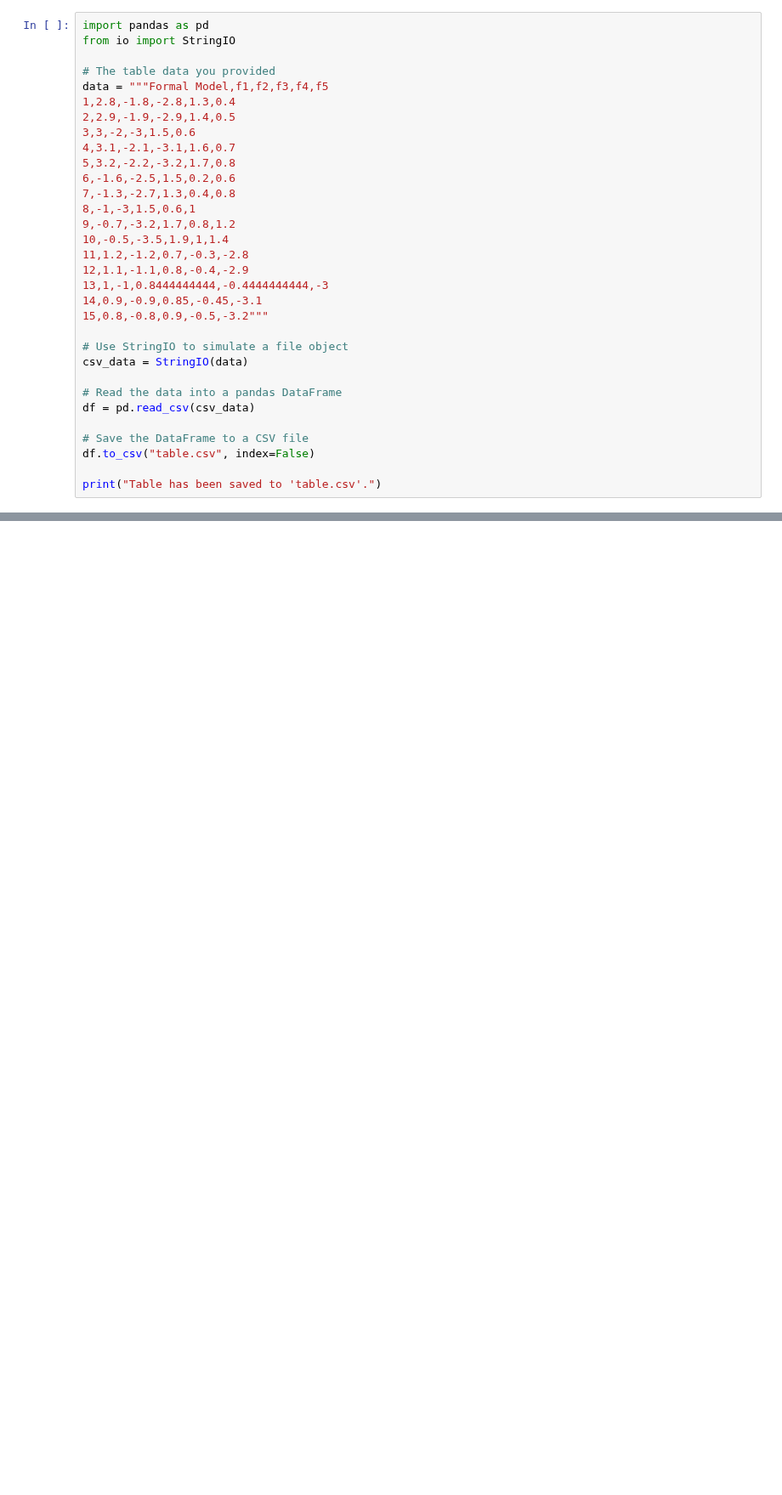
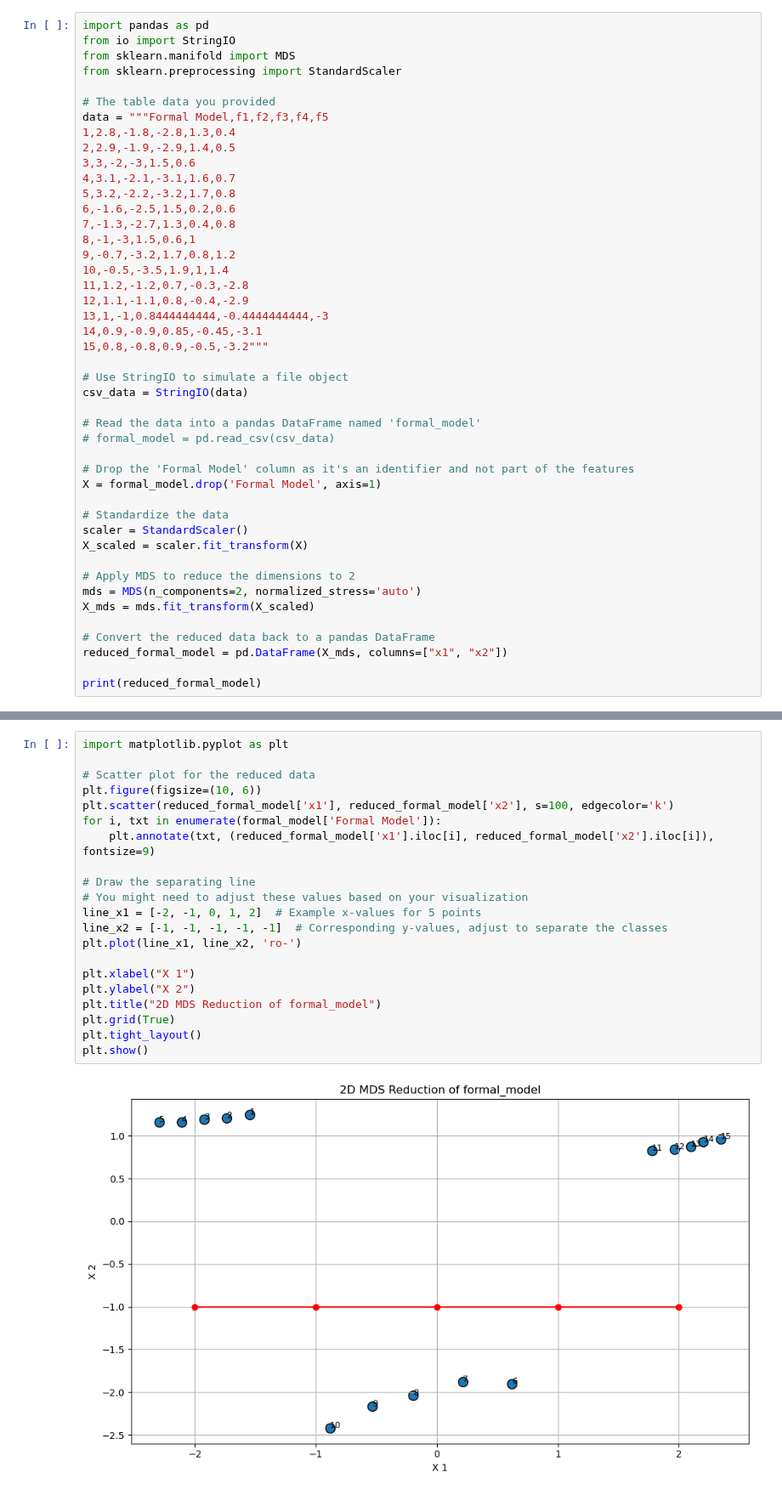
Before and after one commit to radiukpavlo/transition-matrix-ml, a Jupyter notebook: projects/mnist_mds.ipynb, the cells around one changed output, grey strips where cells are left out. Shown at 85% size. Saved outputs shown, nothing was run; the diff lists cells and outputs as text; blank space fills up the shorter version.

```diff
--- a/projects/mnist_mds.ipynb
+++ b/projects/mnist_mds.ipynb
@@ -1,6 +25,8 @@
 # %%
 import pandas as pd
 from io import StringIO
+from sklearn.manifold import MDS
+from sklearn.preprocessing import StandardScaler
 
 # The table data you provided
 data = """Formal Model,f1,f2,f3,f4,f5
@@ -23,11 +49,22 @@ data = """Formal Model,f1,f2,f3,f4,f5
 # Use StringIO to simulate a file object
 csv_data = StringIO(data)
 
-# Read the data into a pandas DataFrame
-df = pd.read_csv(csv_data)
+# Read the data into a pandas DataFrame named 'formal_model'
+# formal_model = pd.read_csv(csv_data)
 
-# Save the DataFrame to a CSV file
-df.to_csv("table.csv", index=False)
+# Drop the 'Formal Model' column as it's an identifier and not part of the features
+X = formal_model.drop('Formal Model', axis=1)
 
-print("Table has been saved to 'table.csv'.")
+# Standardize the data
+scaler = StandardScaler()
+X_scaled = scaler.fit_transform(X)
+
+# Apply MDS to reduce the dimensions to 2
+mds = MDS(n_components=2, normalized_stress='auto')
+X_mds = mds.fit_transform(X_scaled)
+
+# Convert the reduced data back to a pandas DataFrame
+reduced_formal_model = pd.DataFrame(X_mds, columns=["x1", "x2"])
+
+print(reduced_formal_model)
 # %% [output]
@@ -34,0 +87,23 @@ Table has been saved to 'table.csv'.
+# %%
+import matplotlib.pyplot as plt
+
+# Scatter plot for the reduced data
+plt.figure(figsize=(10, 6))
+plt.scatter(reduced_formal_model['x1'], reduced_formal_model['x2'], s=100, edgecolor='k')
+for i, txt in enumerate(formal_model['Formal Model']):
+    plt.annotate(txt, (reduced_formal_model['x1'].iloc[i], reduced_formal_model['x2'].iloc[i]), fontsize=9)
+
+# Draw the separating line
+# You might need to adjust these values based on your visualization
+line_x1 = [-2, -1, 0, 1, 2]  # Example x-values for 5 points
+line_x2 = [-1, -1, -1, -1, -1]  # Corresponding y-values, adjust to separate the classes
+plt.plot(line_x1, line_x2, 'ro-')
+
+plt.xlabel("X 1")
+plt.ylabel("X 2")
+plt.title("2D MDS Reduction of formal_model")
+plt.grid(True)
+plt.tight_layout()
+plt.show()
+# %% [output]
+[figure, added]
```
Also changed, not shown: parts of 4 cells of this notebook.
